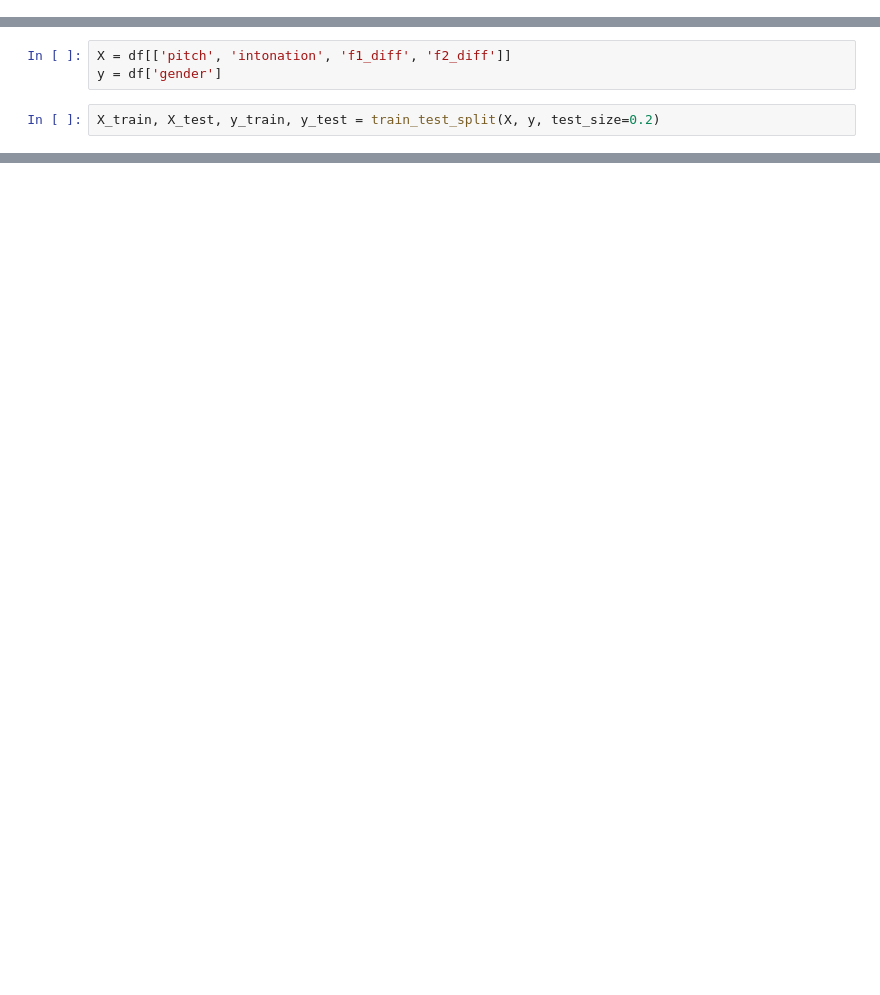
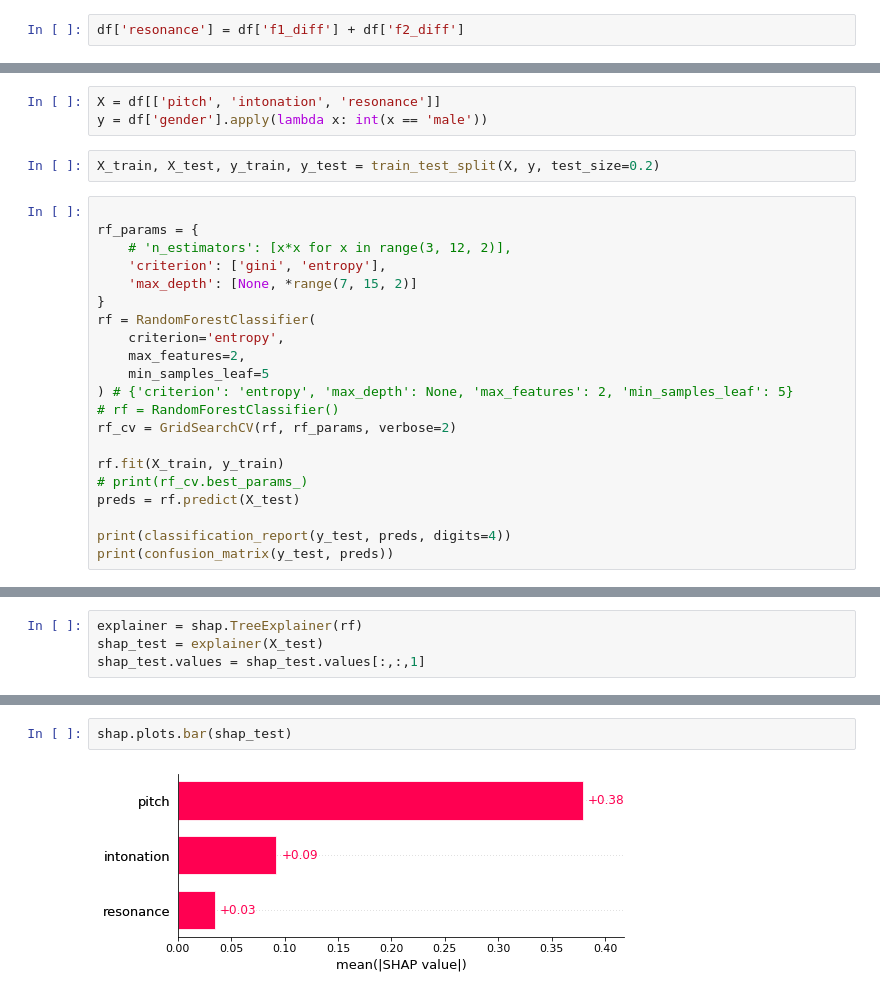
Before and after one commit to jakeane/gender_recognition, a Jupyter notebook: test_models.ipynb, the cells around one changed output, grey strips where cells are left out. Saved outputs shown, nothing was run; the diff lists cells and outputs as text; blank space fills up the shorter version.

```diff
--- a/test_models.ipynb
+++ b/test_models.ipynb
@@ -11,0 +31,2 @@ df = pd.read_csv('./audio_features_final.csv', index_col=0)
+# %%
+df['resonance'] = df['f1_diff'] + df['f2_diff']
@@ -12,5 +35,26 @@ df = pd.read_csv('./audio_features_final.csv', index_col=0)
 # %%
-X = df[['pitch', 'intonation', 'f1_diff', 'f2_diff']]
-y = df['gender']
+X = df[['pitch', 'intonation', 'resonance']]
+y = df['gender'].apply(lambda x: int(x == 'male'))
 # %%
 X_train, X_test, y_train, y_test = train_test_split(X, y, test_size=0.2)
+# %%
+
+rf_params = {
+    # 'n_estimators': [x*x for x in range(3, 12, 2)],
+    'criterion': ['gini', 'entropy'],
+    'max_depth': [None, *range(7, 15, 2)]
+}
+rf = RandomForestClassifier(
+    criterion='entropy',
+    max_features=2,
+    min_samples_leaf=5
+) # {'criterion': 'entropy', 'max_depth': None, 'max_features': 2, 'min_samples_leaf': 5}
+# rf = RandomForestClassifier()
+rf_cv = GridSearchCV(rf, rf_params, verbose=2)
+
+rf.fit(X_train, y_train)
+# print(rf_cv.best_params_)
+preds = rf.predict(X_test)
+
+print(classification_report(y_test, preds, digits=4))
+print(confusion_matrix(y_test, preds))
@@ -16,0 +137,4 @@ X_train, X_test, y_train, y_test = train_test_split(X, y, test_size=0.2)
+# %%
+explainer = shap.TreeExplainer(rf)
+shap_test = explainer(X_test)
+shap_test.values = shap_test.values[:,:,1]
@@ -16,0 +185,4 @@ X_train, X_test, y_train, y_test = train_test_split(X, y, test_size=0.2)
+# %%
+shap.plots.bar(shap_test)
+# %% [output]
+[figure, added]
```
Also changed, not shown: parts of 35 cells of this notebook, 12 other files.
